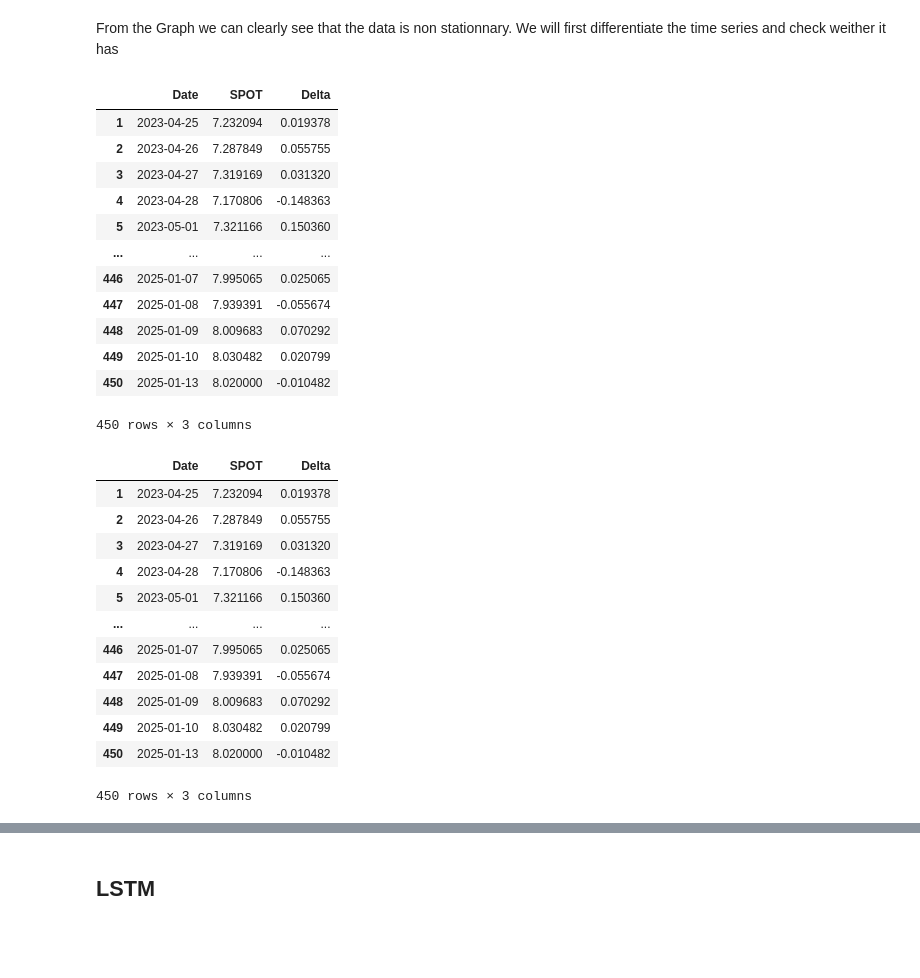
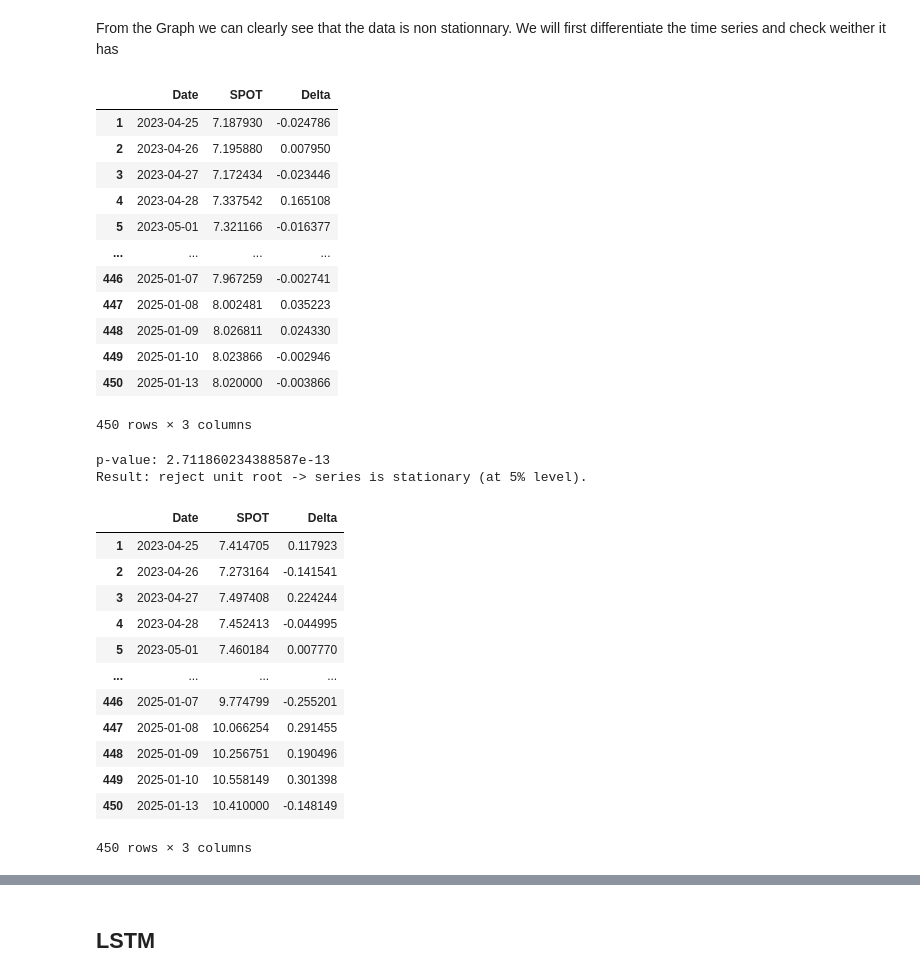
Before and after one commit to R4nd0mnam3/Time_series_Prediction, a Jupyter notebook: main.ipynb, the cells around one changed output, grey strips where cells are left out. Drawn from its saved outputs; the diff is of its cells as text; code cells hidden in the pictures; blank space fills up the shorter version.

```diff
--- a/main.ipynb
+++ b/main.ipynb
@@ -111,40 +112,55 @@ plt.show()
 # %% [markdown]
 From the Graph we can clearly see that the data is non stationnary. We will first differentiate the time series and check weither it has
 # %%
-diff_classic_df = augmented_classic_df.copy()
-diff_classic_df["Delta"] = diff_classic_df["SPOT"] - diff_classic_df["SPOT"].shift(1)
-diff_classic_df.dropna(inplace = True)
-diff_classic_df
+classic_df = augmented_classic_df.copy()
+classic_df["Delta"] = classic_df["SPOT"] - classic_df["SPOT"].shift(1)
+classic_df.dropna(inplace = True)
+classic_df
 # %% [output]
 |  | Date | SPOT | Delta |
-| 1 | 2023-04-25 | 7.232094 | 0.019378 |
-| 2 | 2023-04-26 | 7.287849 | 0.055755 |
-| 3 | 2023-04-27 | 7.319169 | 0.031320 |
-| 4 | 2023-04-28 | 7.170806 | -0.148363 |
-| 5 | 2023-05-01 | 7.321166 | 0.150360 |
+| 1 | 2023-04-25 | 7.187930 | -0.024786 |
+| 2 | 2023-04-26 | 7.195880 | 0.007950 |
+| 3 | 2023-04-27 | 7.172434 | -0.023446 |
+| 4 | 2023-04-28 | 7.337542 | 0.165108 |
+| 5 | 2023-05-01 | 7.321166 | -0.016377 |
 | ... | ... | ... | ... |
-| 446 | 2025-01-07 | 7.995065 | 0.025065 |
-| 447 | 2025-01-08 | 7.939391 | -0.055674 |
-| 448 | 2025-01-09 | 8.009683 | 0.070292 |
-| 449 | 2025-01-10 | 8.030482 | 0.020799 |
-| 450 | 2025-01-13 | 8.020000 | -0.010482 |
+| 446 | 2025-01-07 | 7.967259 | -0.002741 |
+| 447 | 2025-01-08 | 8.002481 | 0.035223 |
+| 448 | 2025-01-09 | 8.026811 | 0.024330 |
+| 449 | 2025-01-10 | 8.023866 | -0.002946 |
+| 450 | 2025-01-13 | 8.020000 | -0.003866 |
 450 rows × 3 columns
+# %%
+# Run ADF: regression='c' includes a constant; autolag='AIC' chooses lag automatically
+result = adfuller(classic_df["Delta"], regression='c', autolag='AIC')
+
+adf_stat, pvalue, usedlag, nobs, crit_values, icbest = result
+
+print(f"p-value: {pvalue}")
+
+if pvalue < 0.05:
+    print("Result: reject unit root -> series is stationary (at 5% level).")
+else:
+    print("Result: fail to reject unit root -> series is non-stationary.")
+# %% [output]
+p-value: 2.711860234388587e-13
+Result: reject unit root -> series is stationary (at 5% level).
 # %%
-diff_precarity_df = augmented_classic_df.copy()
-diff_precarity_df["Delta"] = diff_precarity_df["SPOT"] - diff_precarity_df["SPOT"].shift(1)
-diff_precarity_df.dropna(inplace = True)
-diff_precarity_df
+precarity_df = augmented_precarity_df.copy()
+precarity_df["Delta"] = precarity_df["SPOT"] - precarity_df["SPOT"].shift(1)
+precarity_df.dropna(inplace = True)
+precarity_df
 # %% [output]
 |  | Date | SPOT | Delta |
-| 1 | 2023-04-25 | 7.232094 | 0.019378 |
-| 2 | 2023-04-26 | 7.287849 | 0.055755 |
-| 3 | 2023-04-27 | 7.319169 | 0.031320 |
-| 4 | 2023-04-28 | 7.170806 | -0.148363 |
-| 5 | 2023-05-01 | 7.321166 | 0.150360 |
+| 1 | 2023-04-25 | 7.414705 | 0.117923 |
+| 2 | 2023-04-26 | 7.273164 | -0.141541 |
+| 3 | 2023-04-27 | 7.497408 | 0.224244 |
+| 4 | 2023-04-28 | 7.452413 | -0.044995 |
+| 5 | 2023-05-01 | 7.460184 | 0.007770 |
 | ... | ... | ... | ... |
-| 446 | 2025-01-07 | 7.995065 | 0.025065 |
-| 447 | 2025-01-08 | 7.939391 | -0.055674 |
-| 448 | 2025-01-09 | 8.009683 | 0.070292 |
-| 449 | 2025-01-10 | 8.030482 | 0.020799 |
-| 450 | 2025-01-13 | 8.020000 | -0.010482 |
+| 446 | 2025-01-07 | 9.774799 | -0.255201 |
+| 447 | 2025-01-08 | 10.066254 | 0.291455 |
+| 448 | 2025-01-09 | 10.256751 | 0.190496 |
+| 449 | 2025-01-10 | 10.558149 | 0.301398 |
+| 450 | 2025-01-13 | 10.410000 | -0.148149 |
 450 rows × 3 columns
```
Also changed, not shown: parts of 10 cells of this notebook, 3 other files.
